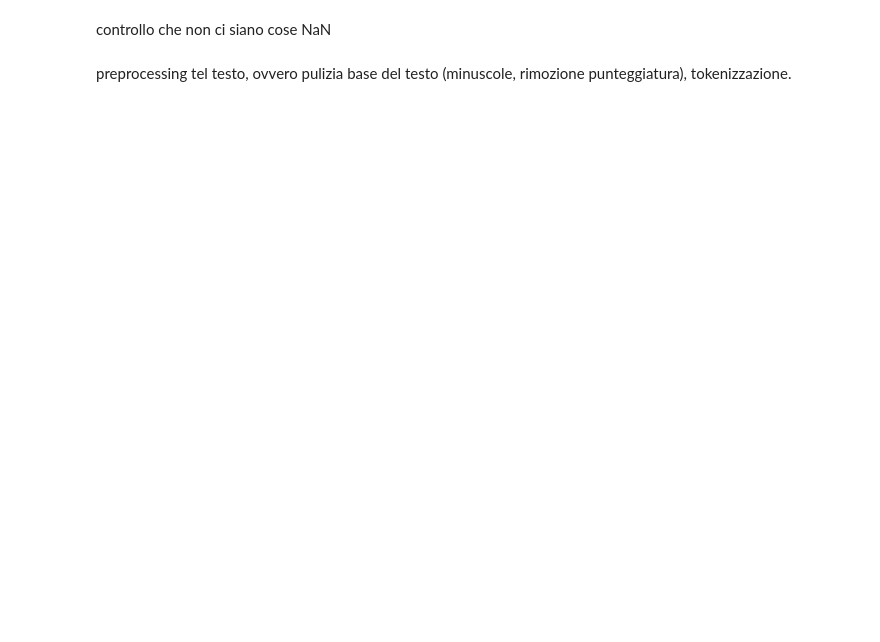
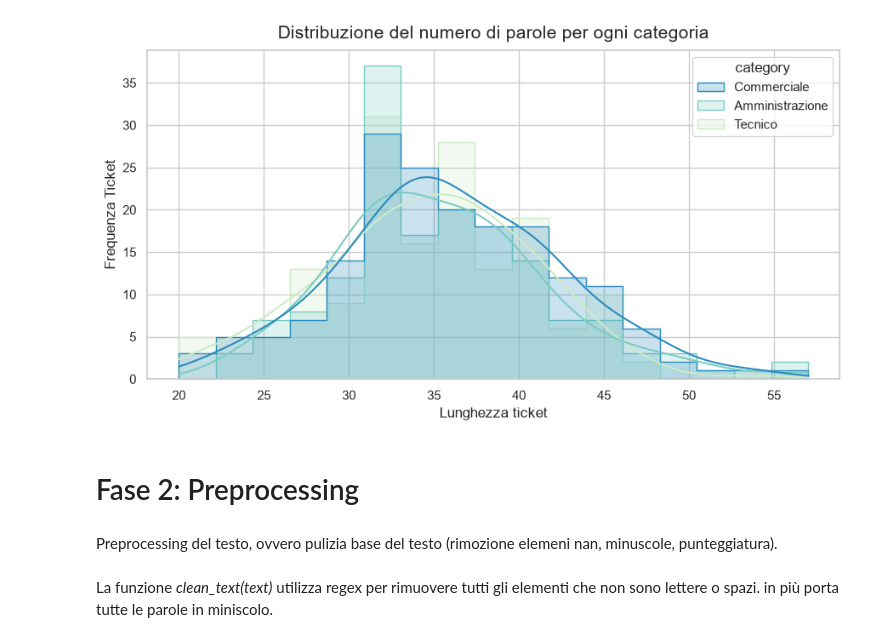
Before and after one commit to gabrieleStagnitta/Project-Work, a Jupyter notebook: cose di codice/Pipeline ML/pipeline.ipynb, the cells around one changed output. Cells and saved outputs as stored; diff of their text form; code cells hidden in the pictures; blank space fills up the shorter version.

```diff
--- a/cose di codice/Pipeline ML/pipeline.ipynb
+++ b/cose di codice/Pipeline ML/pipeline.ipynb
@@ -20,3 +131,21 @@ df_input.sample(10)
+# %%
+df['ticket_completo'] = df['title'].fillna('') + " " + df['body'].fillna('')
+df['word_count'] = df['ticket_completo'].apply(lambda x: len(x.split()))
+
+#grafico della distribuzione della lunghezza
+fig, ax = plt.subplots(figsize=(9, 5))
+sns.histplot(data=df, x='word_count', hue='category', kde=True, element='step', palette='GnBu_r', ax=ax)
+
+ax.set_title('Distribuzione del numero di parole per ogni categoria', fontsize=15, pad=10)
+ax.set_xlabel('Lunghezza ticket')
+ax.set_ylabel('Frequenza Ticket')
+
+plt.tight_layout()
+plt.show()
+# %% [output]
+[figure, added]
+# %% [markdown]
+# Fase 2: Preprocessing
 # %% [markdown]
-controllo che non ci siano cose NaN
+Preprocessing del testo, ovvero pulizia base del testo (rimozione elemeni nan, minuscole, punteggiatura).
 # %%
@@ -24,5 +153,5 @@ df = df_input.dropna(subset=['title','category', 'priority','body'])
-# %% [markdown]
-preprocessing tel testo, ovvero pulizia base del testo (minuscole, rimozione punteggiatura), tokenizzazione.
+# %% [markdown]
+La funzione *clean_text(text)* utilizza regex per rimuovere tutti gli elementi che non sono lettere o spazi. in più porta tutte le parole in miniscolo.
 # %%
 import re
 import pandas as pd
```
Also changed, not shown: parts of 55 cells of this notebook, 26 other files.
